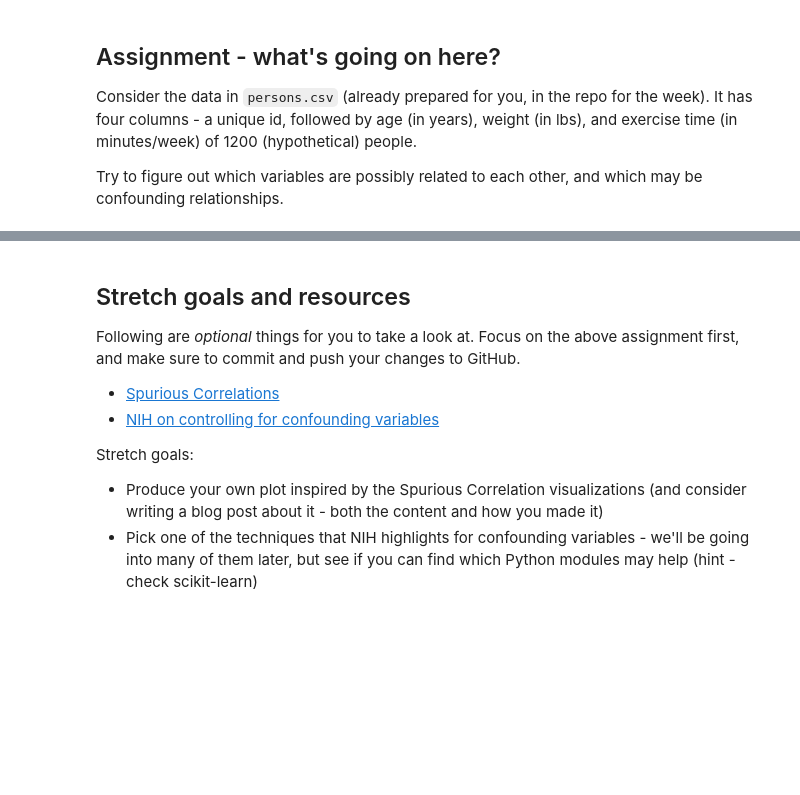
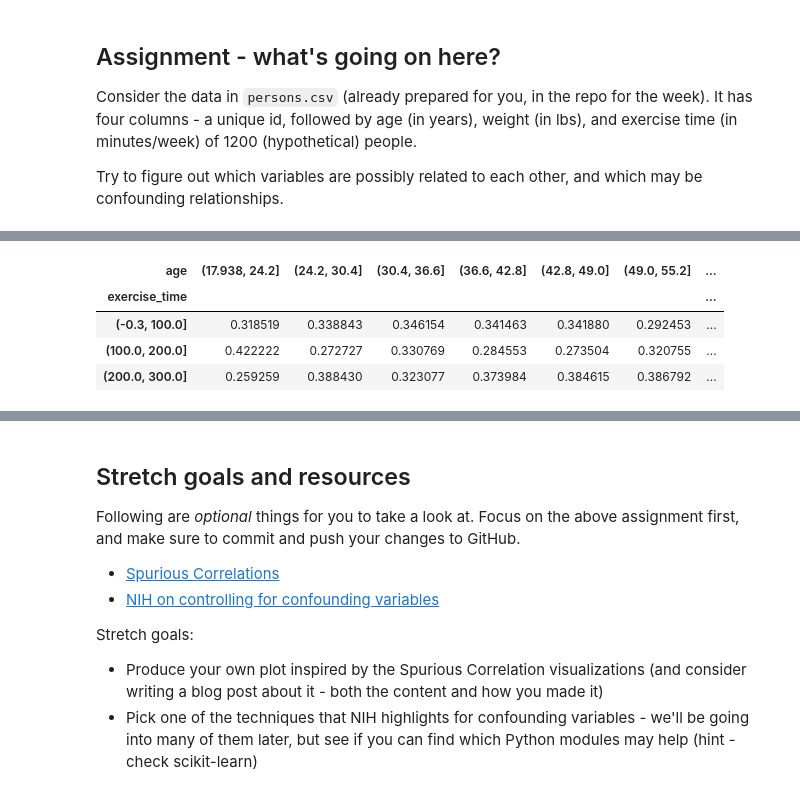
Before and after one commit to bloominstituteoftechnology/DS-Unit-1-Sprint-1-Dealing-With-Data, a Jupyter notebook: module4-databackedassertions/LS_DS_114_Making_Data_backed_Assertions.ipynb, the cells around one changed output, grey strips where cells are left out. Cells and saved outputs as stored; diff of their text form; code cells hidden in the pictures; blank space fills up the shorter version.

```diff
--- a/module4-databackedassertions/LS_DS_114_Making_Data_backed_Assertions.ipynb
+++ b/module4-databackedassertions/LS_DS_114_Making_Data_backed_Assertions.ipynb
@@ -190,0 +216,10 @@ After you've worked on some code, answer the following questions in this text bl
+# %%
+# Let's compare age and exercise time too.
+
+pd.crosstab(exercise_bins, age_bins, normalize='columns')
+# %% [output]
+| age | (17.938, 24.2] | (24.2, 30.4] | (30.4, 36.6] | (36.6, 42.8] | (42.8, 49.0] | (49.0, 55.2] | ... |
+| exercise_time |  |  |  |  |  |  | ... |
+| (-0.3, 100.0] | 0.318519 | 0.338843 | 0.346154 | 0.341463 | 0.341880 | 0.292453 | ... |
+| (100.0, 200.0] | 0.422222 | 0.272727 | 0.330769 | 0.284553 | 0.273504 | 0.320755 | ... |
+| (200.0, 300.0] | 0.259259 | 0.388430 | 0.323077 | 0.373984 | 0.384615 | 0.386792 | ... |
```
Also changed, not shown: parts of 20 cells of this notebook.
